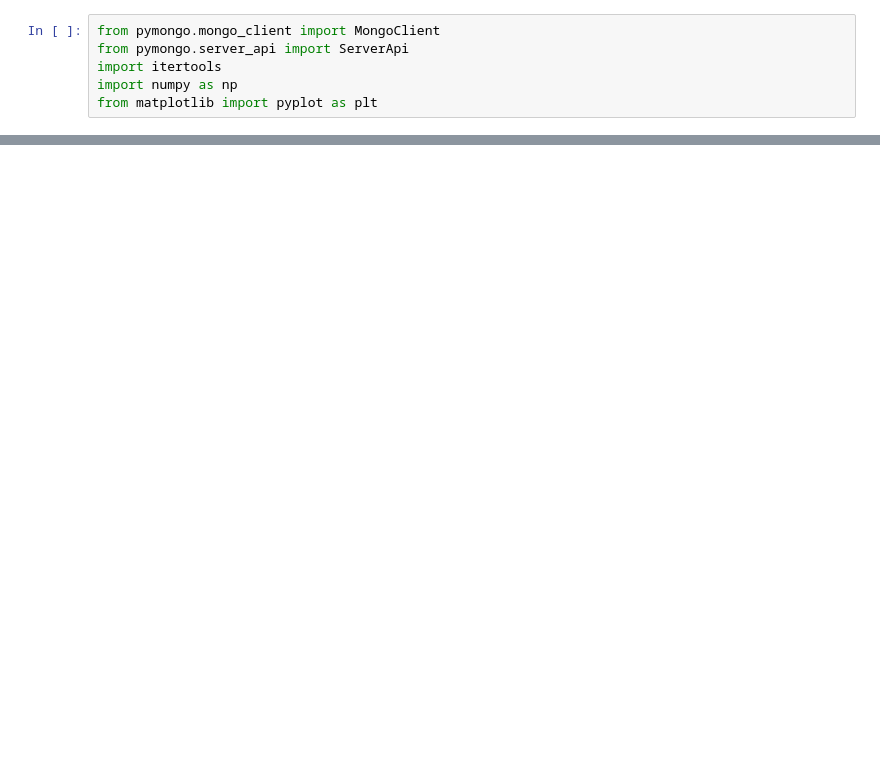
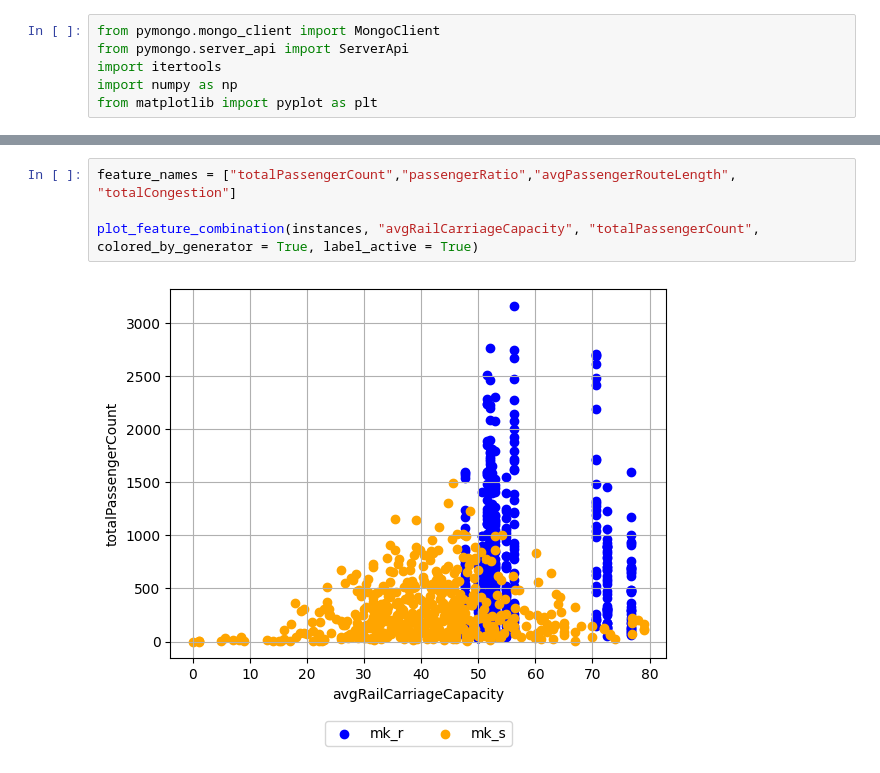
Before and after one commit to mikhailnefedov/OneTrainTransferProblemGenerator, a Jupyter notebook: python_backend/feature_comparisons.ipynb, the cells around one changed output, grey strips where cells are left out. Cells and saved outputs as stored; diff of their text form; blank space fills up the shorter version.

```diff
--- a/python_backend/feature_comparisons.ipynb
+++ b/python_backend/feature_comparisons.ipynb
@@ -62,0 +76,6 @@ for combination in feature_combinations:
+# %%
+feature_names = ["totalPassengerCount","passengerRatio","avgPassengerRouteLength", "totalCongestion"]
+
+plot_feature_combination(instances, "avgRailCarriageCapacity", "totalPassengerCount", colored_by_generator = True, label_active = True)
+# %% [output]
+[figure, added]
```
Also changed, not shown: parts of 6 cells of this notebook, 22 other files.
